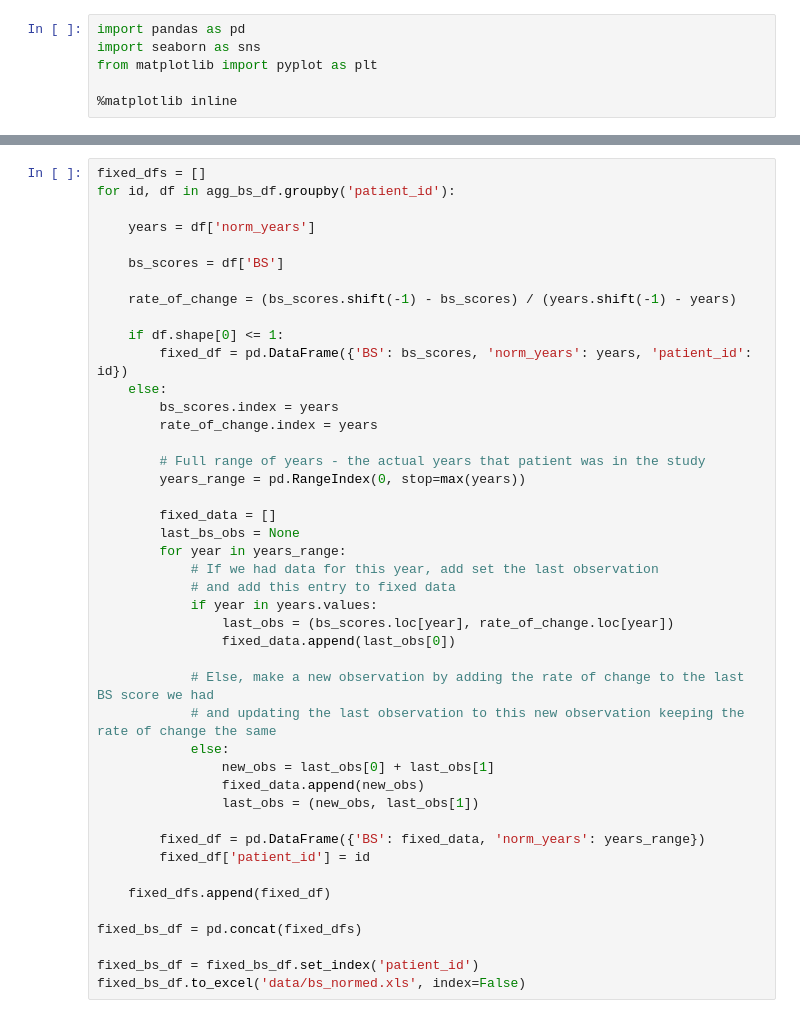
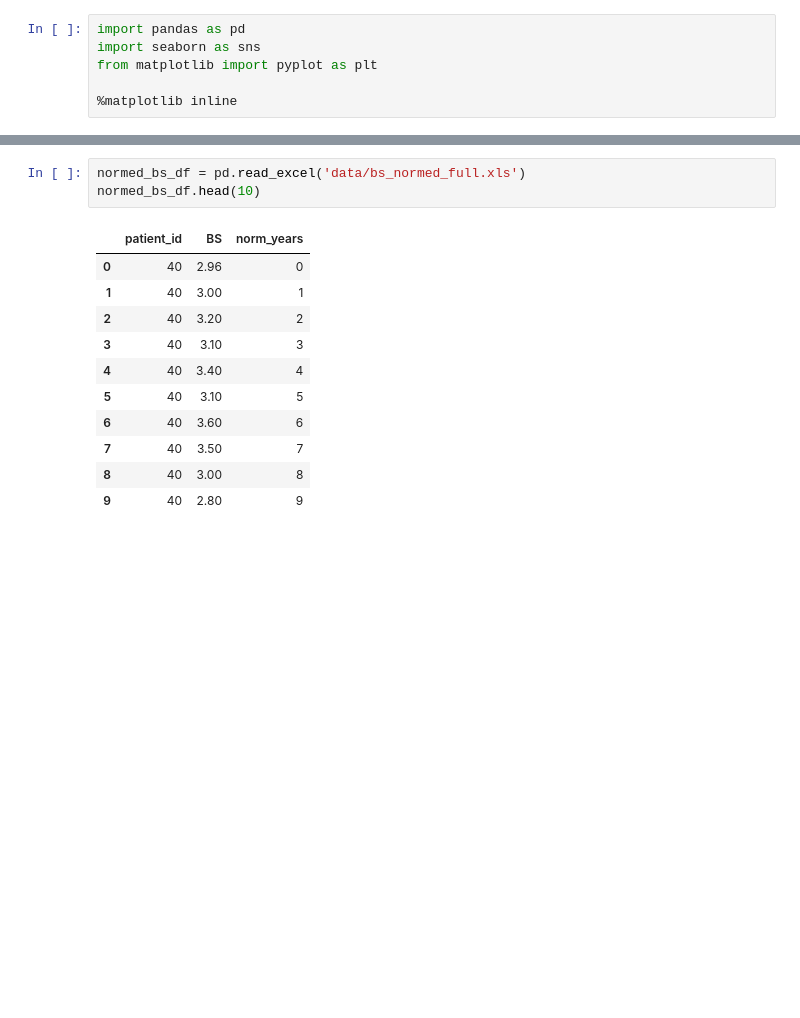
Before and after one commit to Rendiere/as-analysis, a Jupyter notebook: bs-over-time.ipynb, the cells around one changed output, grey strips where cells are left out. Cells and saved outputs as stored; diff of their text form; blank space fills up the shorter version.

Commit message:
Refactors bs-over-time to remove data pre-processing

```diff
--- a/bs-over-time.ipynb
+++ b/bs-over-time.ipynb
@@ -101,45 +11,16 @@ To get the progression rate, use the difference between BS scores before and aft
-# %%
-fixed_dfs = []
-for id, df in agg_bs_df.groupby('patient_id'):
-
-    years = df['norm_years']
-
-    bs_scores = df['BS']
-
-    rate_of_change = (bs_scores.shift(-1) - bs_scores) / (years.shift(-1) - years)
-
-    if df.shape[0] <= 1:
-        fixed_df = pd.DataFrame({'BS': bs_scores, 'norm_years': years, 'patient_id': id})
-    else:
-        bs_scores.index = years
-        rate_of_change.index = years
-
-        # Full range of years - the actual years that patient was in the study
-        years_range = pd.RangeIndex(0, stop=max(years))
-
-        fixed_data = []
-        last_bs_obs = None
-        for year in years_range:
-            # If we had data for this year, add set the last observation
-            # and add this entry to fixed data
-            if year in years.values:
-                last_obs = (bs_scores.loc[year], rate_of_change.loc[year])
-                fixed_data.append(last_obs[0])
-
-            # Else, make a new observation by adding the rate of change to the last BS score we had
-            # and updating the last observation to this new observation keeping the rate of change the same
-            else:
-                new_obs = last_obs[0] + last_obs[1]
-                fixed_data.append(new_obs)
-                last_obs = (new_obs, last_obs[1])
-
-        fixed_df = pd.DataFrame({'BS': fixed_data, 'norm_years': years_range})
-        fixed_df['patient_id'] = id
-
-    fixed_dfs.append(fixed_df)
-
-fixed_bs_df = pd.concat(fixed_dfs)
-
-fixed_bs_df = fixed_bs_df.set_index('patient_id')
-fixed_bs_df.to_excel('data/bs_normed.xls', index=False)
+# %%
+normed_bs_df = pd.read_excel('data/bs_normed_full.xls')
+normed_bs_df.head(10)
+# %% [output]
+|  | patient_id | BS | norm_years |
+| 0 | 40 | 2.96 | 0 |
+| 1 | 40 | 3.00 | 1 |
+| 2 | 40 | 3.20 | 2 |
+| 3 | 40 | 3.10 | 3 |
+| 4 | 40 | 3.40 | 4 |
+| 5 | 40 | 3.10 | 5 |
+| 6 | 40 | 3.60 | 6 |
+| 7 | 40 | 3.50 | 7 |
+| 8 | 40 | 3.00 | 8 |
+| 9 | 40 | 2.80 | 9 |
 # %%
```
Also changed, not shown: parts of 8 cells of this notebook, 4 other files.
